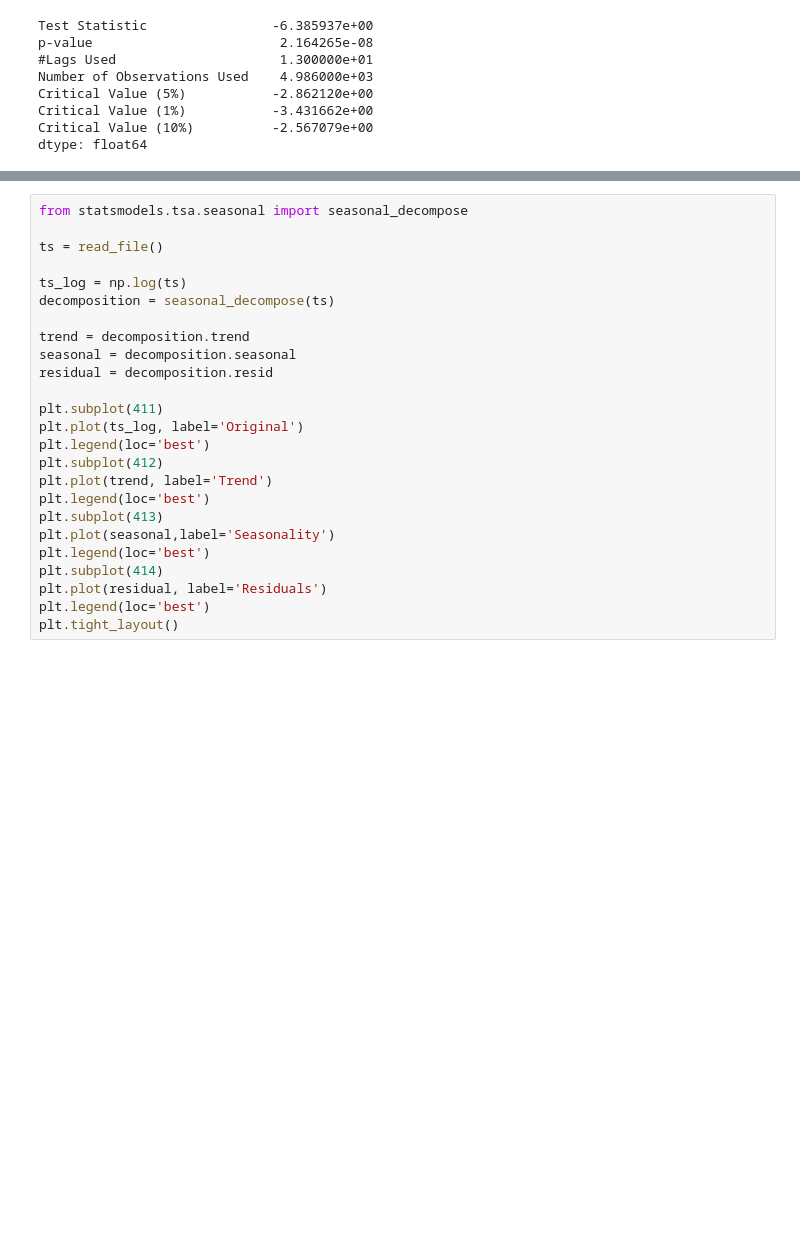
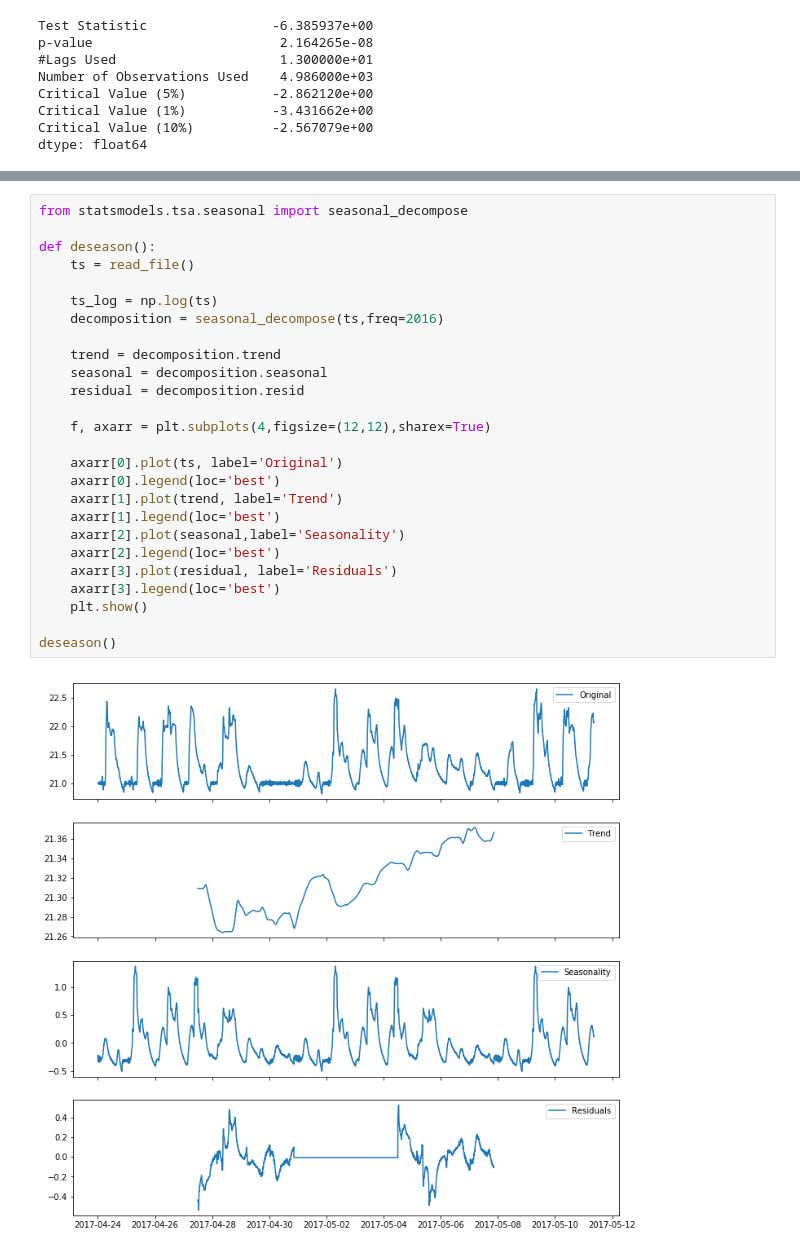
Before and after one commit to T3SC/smart-energy, a Jupyter notebook: ts_analysis.ipynb, the cells around one changed output, grey strips where cells are left out. Saved outputs shown, nothing was run; the diff lists cells and outputs as text; blank space fills up the shorter version.

```diff
--- a/ts_analysis.ipynb
+++ b/ts_analysis.ipynb
@@ -114,25 +114,28 @@ ts_detrend_deseason()
-# %%
-from statsmodels.tsa.seasonal import seasonal_decompose
-
-ts = read_file()
-
-ts_log = np.log(ts)
-decomposition = seasonal_decompose(ts)
-
-trend = decomposition.trend
-seasonal = decomposition.seasonal
-residual = decomposition.resid
-
-plt.subplot(411)
-plt.plot(ts_log, label='Original')
-plt.legend(loc='best')
-plt.subplot(412)
-plt.plot(trend, label='Trend')
-plt.legend(loc='best')
-plt.subplot(413)
-plt.plot(seasonal,label='Seasonality')
-plt.legend(loc='best')
-plt.subplot(414)
-plt.plot(residual, label='Residuals')
-plt.legend(loc='best')
-plt.tight_layout()
+# %%
+from statsmodels.tsa.seasonal import seasonal_decompose
+
+def deseason():
+    ts = read_file()
+
+    ts_log = np.log(ts)
+    decomposition = seasonal_decompose(ts,freq=2016)
+
+    trend = decomposition.trend
+    seasonal = decomposition.seasonal
+    residual = decomposition.resid
+
+    f, axarr = plt.subplots(4,figsize=(12,12),sharex=True)
+
+    axarr[0].plot(ts, label='Original')
+    axarr[0].legend(loc='best')
+    axarr[1].plot(trend, label='Trend')
+    axarr[1].legend(loc='best')
+    axarr[2].plot(seasonal,label='Seasonality')
+    axarr[2].legend(loc='best')
+    axarr[3].plot(residual, label='Residuals')
+    axarr[3].legend(loc='best')
+    plt.show()
+
+deseason()
+# %% [output]
+[figure, added]
```
Also changed, not shown: parts of 2 cells of this notebook.
